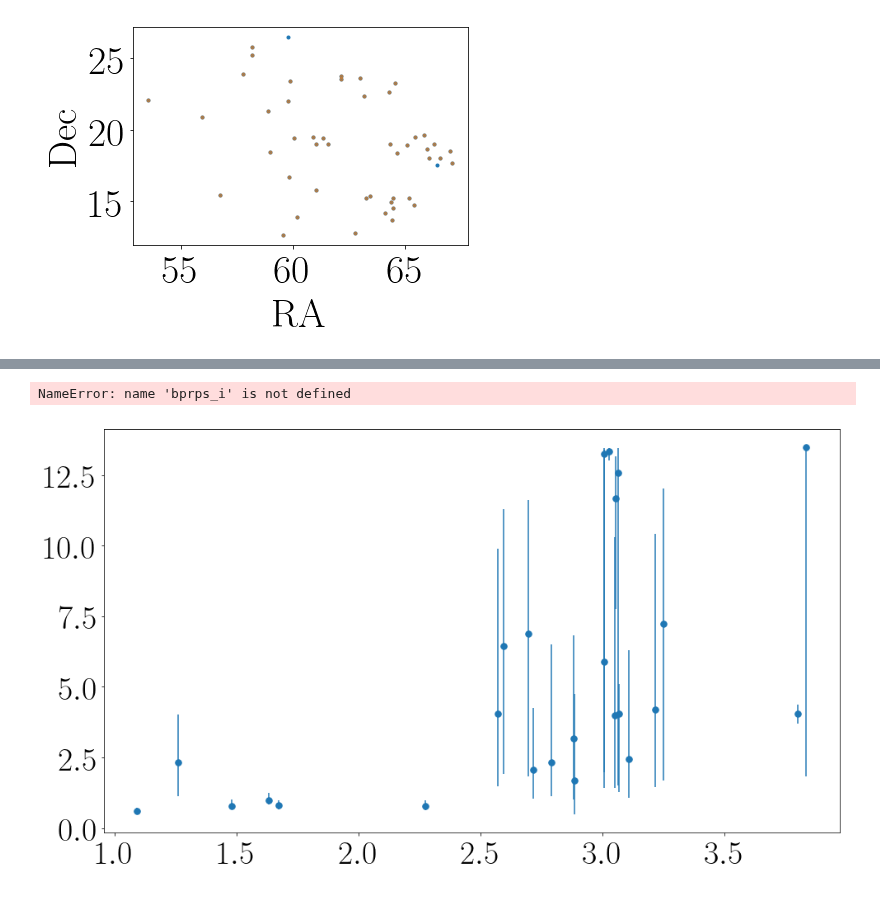
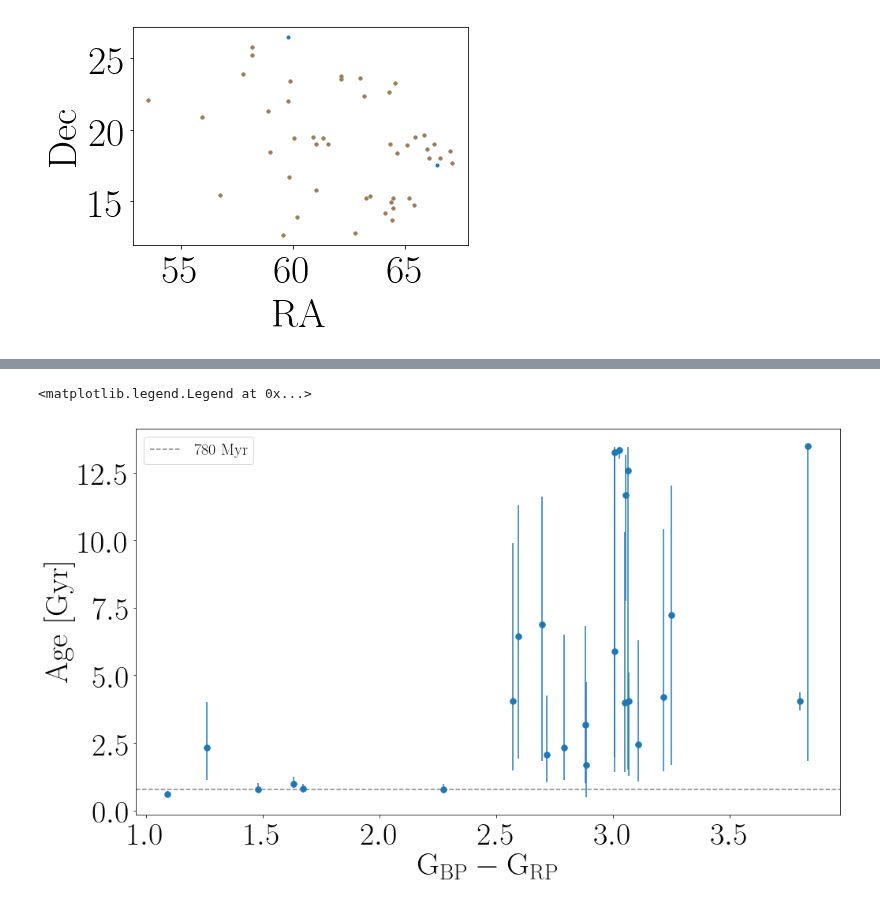
Before and after one commit to RuthAngus/stardate, a Jupyter notebook: paper/code/Hyades.ipynb, the cells around one changed output, grey strips where cells are left out. Drawn from its saved outputs; the diff is of its cells as text; code cells hidden in the pictures.

```diff
--- a/paper/code/Hyades.ipynb
+++ b/paper/code/Hyades.ipynb
@@ -74,39 +74,4 @@ with fits.open('data/k2_dr2_1arcsec.fits') as data:
 c4_mask = bedell.k2_campaign_str.values == "4"
 # %% [markdown]
 Calculate uncertainties on Gaia magnitudes.
-# %%
-def color_err(c):
-    c_err = np.zeros(len(c))
-    bright = c < 13
-    medium = (13 < c) * (c < 17)
-    faint = 17 <= c
-    c_err[bright] = np.ones(len(c_err[bright]))*.002
-    c_err[medium] = np.ones(len(c_err[medium]))*.01
-    c_err[faint] = np.ones(len(c_err[faint]))*.2
-    return c_err
-
-
-def photometric_noise(G, bp, rp):
-    G_err = np.zeros(len(G))
-    bright = G < 13
-    medium = (13 < G) * (G < 17)
-    faint = 17 <= G
-    G_err[bright] = np.ones(len(G_err[bright]))*.0003
-    G_err[medium] = np.ones(len(G_err[medium]))*.002
-    G_err[faint] = np.ones(len(G_err[faint]))*.01
-
-    bp_err = color_err(bp)
-    rp_err = color_err(rp)
-
-    parallax_err = np.zeros(len(G))
-    bright = G < 15
-    medium = (15 < G) * (G < 17)
-    faint = (17 < G) * (G < 20)
-    ultra_faint = 21 <= G
-    parallax_err[bright] = .03  # milliarcseconds
-    parallax_err[medium] = .1
-    parallax_err[faint] = .7
-    parallax_err[ultra_faint] = 2
-
-    return G_err, bp_err, rp_err, parallax_err
 # %%
@@ -317,11 +200,11 @@ plt.xlim(0, 5)
 # %%
-plt.figure(figsize=(16, 9))
+plt.figure(figsize=(16, 9), dpi=200)
 plt.errorbar(bprps, ages, yerr=[errm, errp], fmt=".", ms=15)
-plt.errorbar(bprps_i, ages_i, yerr=[errm_i, errp_i], fmt=".", color="C1", ms=15)
+# plt.errorbar(bprps_i, ages_i, yerr=[errm_i, errp_i], fmt=".", color="C1", ms=15)
 plt.axhline(.78, color=".5", ls="--", label="$\mathrm{780~Myr}$")
 plt.xlabel("$\mathrm{G_{BP} - G_{RP}}$")
 plt.ylabel("$\mathrm{Age~[Gyr]}$")
 plt.legend()
 # %% [output]
-NameError: name 'bprps_i' is not defined
+<matplotlib.legend.Legend at 0x...>
-[figure, old version]
+[figure, new version]
```
Also changed, not shown: parts of 13 cells of this notebook.
